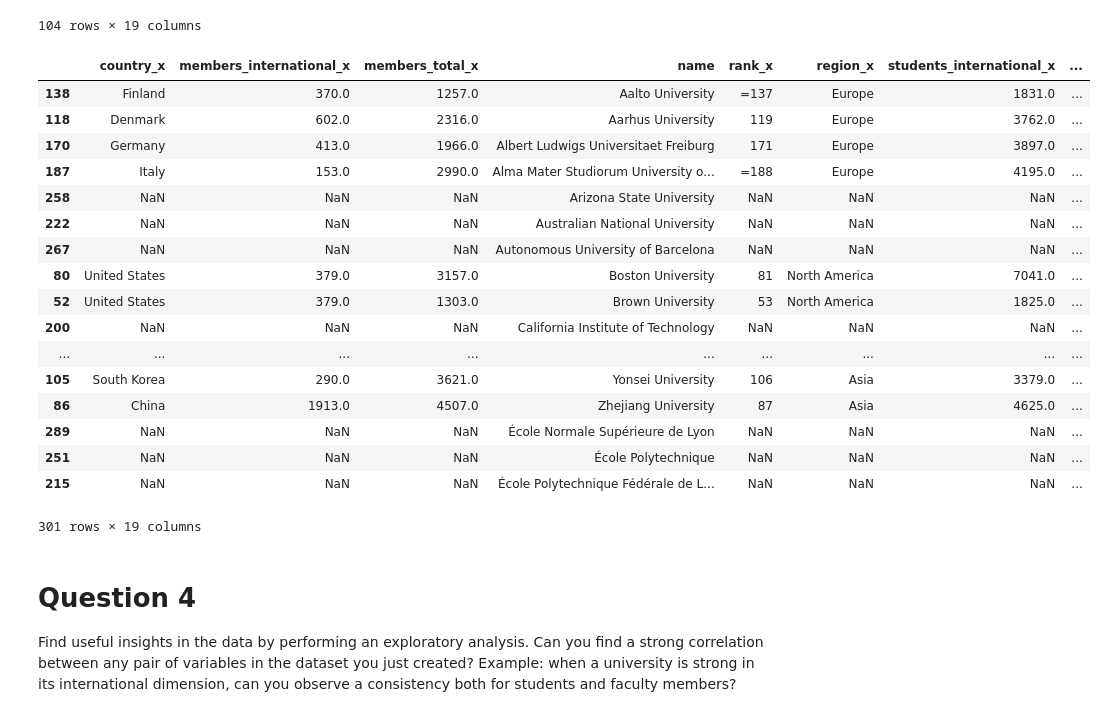
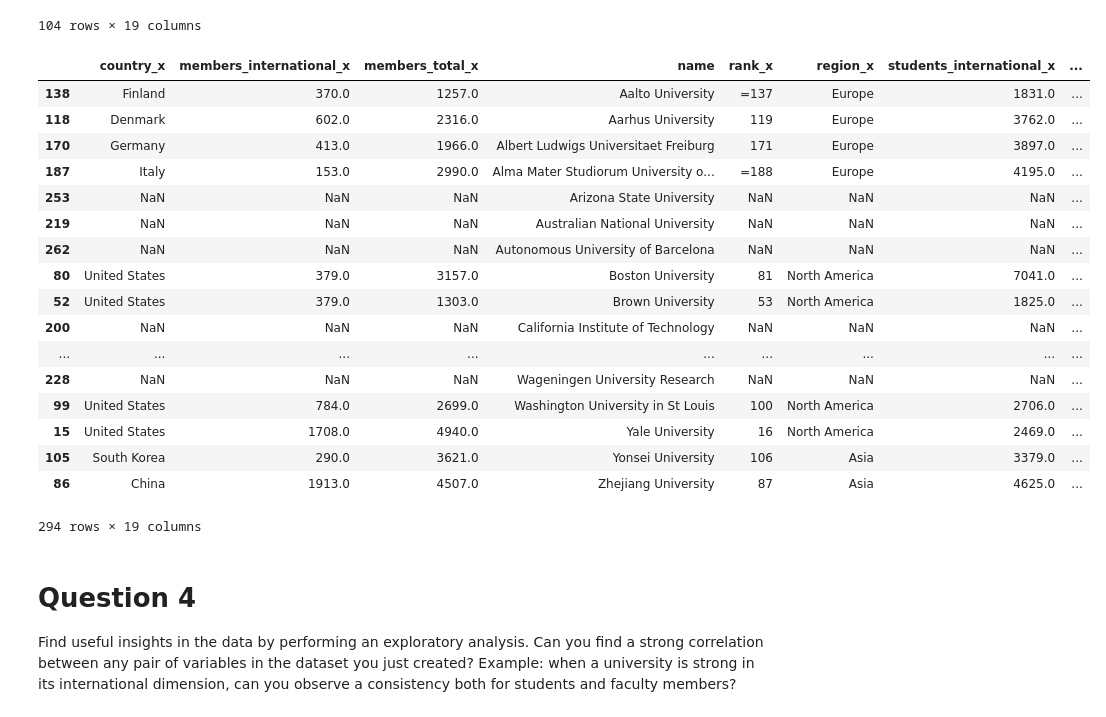
Before and after one commit to Polymere/ADA_Group, a Jupyter notebook: Homework/02 - Data from the Web/Scraping.ipynb, the cells around one changed output. Cells and saved outputs as stored; diff of their text form; code cells hidden in the pictures.

```diff
--- a/Homework/02 - Data from the Web/Scraping.ipynb
+++ b/Homework/02 - Data from the Web/Scraping.ipynb
@@ -408,27 +396,27 @@ df_merged_data
 | 103 | Netherlands | 502.0 | 1277.0 | Maastricht University | 200 | Europe | 8234.0 | ... |
 104 rows × 19 columns
 # %%
-df_do_not_match = pd.merge(df_top_university_cp, df_higher_education, how="outer", on="name", left_index=False, right_index=False, copy=True)
+df_do_not_match = pd.merge(df_top_university_cp, df_higher_education_cp, how="outer", on="name", left_index=False, right_index=False, copy=True)
 df_do_not_match.drop(df_do_not_match["name"].isin(df_merged_data["name"])).sort_values(by="name")
 # %% [output]
 |  | country_x | members_international_x | members_total_x | name | rank_x | region_x | students_international_x | ... |
 | 138 | Finland | 370.0 | 1257.0 | Aalto University | =137 | Europe | 1831.0 | ... |
 | 118 | Denmark | 602.0 | 2316.0 | Aarhus University | 119 | Europe | 3762.0 | ... |
 | 170 | Germany | 413.0 | 1966.0 | Albert Ludwigs Universitaet Freiburg | 171 | Europe | 3897.0 | ... |
 | 187 | Italy | 153.0 | 2990.0 | Alma Mater Studiorum University o... | =188 | Europe | 4195.0 | ... |
-| 258 | NaN | NaN | NaN | Arizona State University | NaN | NaN | NaN | ... |
-| 222 | NaN | NaN | NaN | Australian National University | NaN | NaN | NaN | ... |
-| 267 | NaN | NaN | NaN | Autonomous University of Barcelona | NaN | NaN | NaN | ... |
+| 253 | NaN | NaN | NaN | Arizona State University | NaN | NaN | NaN | ... |
+| 219 | NaN | NaN | NaN | Australian National University | NaN | NaN | NaN | ... |
+| 262 | NaN | NaN | NaN | Autonomous University of Barcelona | NaN | NaN | NaN | ... |
 | 80 | United States | 379.0 | 3157.0 | Boston University | 81 | North America | 7041.0 | ... |
 | 52 | United States | 379.0 | 1303.0 | Brown University | 53 | North America | 1825.0 | ... |
 | 200 | NaN | NaN | NaN | California Institute of Technology | NaN | NaN | NaN | ... |
 | ... | ... | ... | ... | ... | ... | ... | ... | ... |
+| 228 | NaN | NaN | NaN | Wageningen University Research | NaN | NaN | NaN | ... |
+| 99 | United States | 784.0 | 2699.0 | Washington University in St Louis | 100 | North America | 2706.0 | ... |
+| 15 | United States | 1708.0 | 4940.0 | Yale University | 16 | North America | 2469.0 | ... |
 | 105 | South Korea | 290.0 | 3621.0 | Yonsei University | 106 | Asia | 3379.0 | ... |
 | 86 | China | 1913.0 | 4507.0 | Zhejiang University | 87 | Asia | 4625.0 | ... |
-| 289 | NaN | NaN | NaN | École Normale Supérieure de Lyon | NaN | NaN | NaN | ... |
-| 251 | NaN | NaN | NaN | École Polytechnique | NaN | NaN | NaN | ... |
-| 215 | NaN | NaN | NaN | École Polytechnique Fédérale de L... | NaN | NaN | NaN | ... |
-301 rows × 19 columns
+294 rows × 19 columns
 # %% [markdown]
 # Question 4
 Find useful insights in the data by performing an exploratory analysis. Can you find a strong correlation between any pair of variables in the dataset you just created? Example: when a university is strong in its international dimension, can you observe a consistency both for students and faculty members?
```
Also changed, not shown: parts of 23 cells of this notebook.
